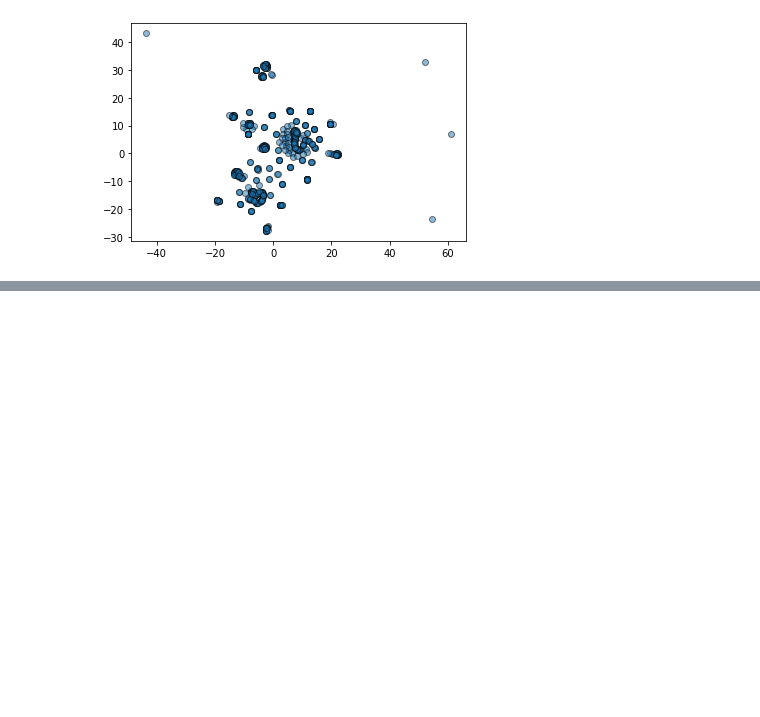
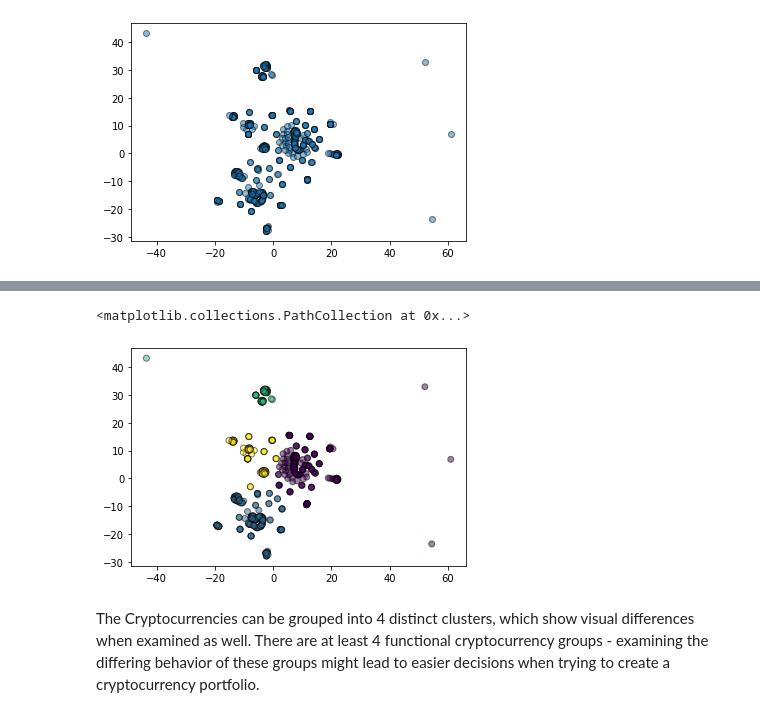
Before and after one commit to Alex-Saunders-Codes/unsupervised_learning_challenge, a Jupyter notebook: crypto_analysis.ipynb, the cells around one changed output, grey strips where cells are left out. Cells and saved outputs as stored; diff of their text form; code cells hidden in the pictures; blank space fills up the shorter version.

```diff
--- a/crypto_analysis.ipynb
+++ b/crypto_analysis.ipynb
@@ -104,0 +137,7 @@ plt.scatter(tsne_crypto[:,0], tsne_crypto[:,1], alpha=0.5, edgecolors='black')
+# %%
+plt.scatter(final_df['comp1'], final_df['comp2'], c=final_df['class'], alpha=0.5, edgecolor='black')
+# %% [output]
+<matplotlib.collections.PathCollection at 0x...>
+[figure, added]
+# %% [markdown]
+The Cryptocurrencies can be grouped into 4 distinct clusters, which show visual differences when examined as well. There are at least 4 functional cryptocurrency groups - examining the differing behavior of these groups might lead to easier decisions when trying to create a cryptocurrency portfolio.
```
Also changed, not shown: parts of 4 cells of this notebook.
